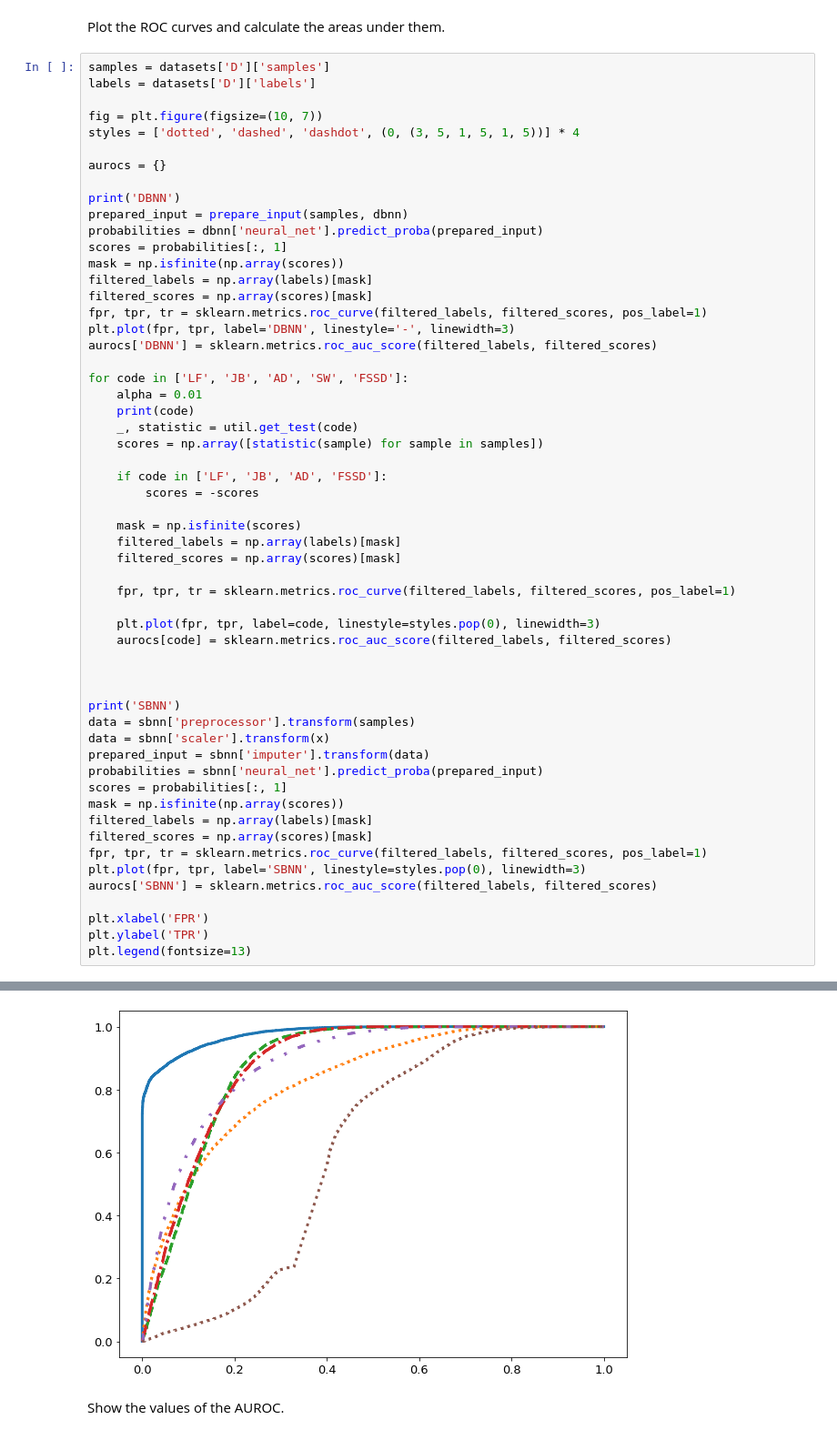
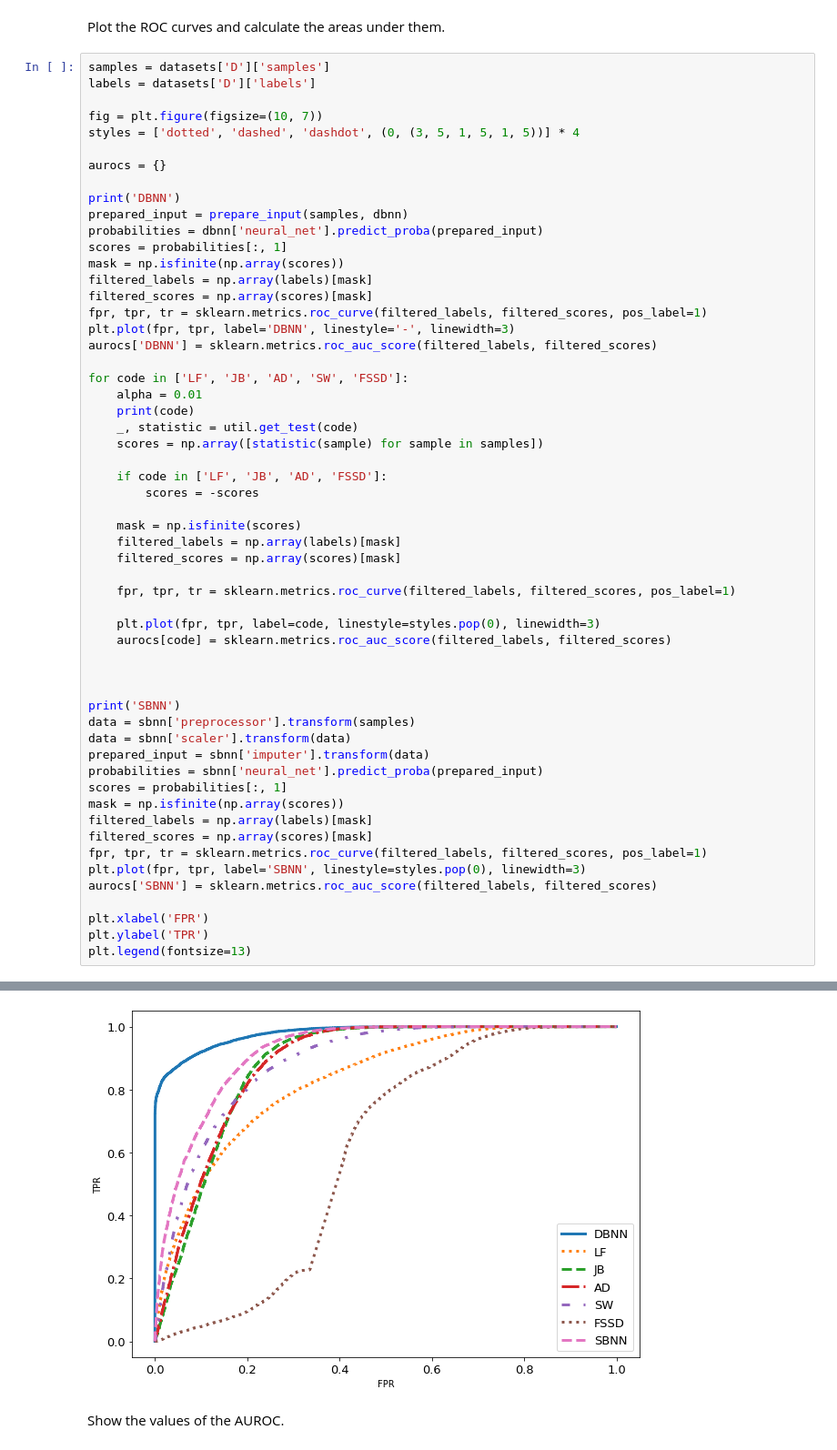
Before and after one commit to milos-simic/neural-normality, a Jupyter notebook: descriptor_based_neural_networks.ipynb, the cells around one changed output, grey strips where cells are left out. Shown at 91% size. Cells and saved outputs as stored; diff of their text form.

```diff
--- a/descriptor_based_neural_networks.ipynb
+++ b/descriptor_based_neural_networks.ipynb
@@ -1095,7 +1095,7 @@ for code in ['LF', 'JB', 'AD', 'SW', 'FSSD']:
 
 print('SBNN')
 data = sbnn['preprocessor'].transform(samples)
-data = sbnn['scaler'].transform(x)
+data = sbnn['scaler'].transform(data)
 prepared_input = sbnn['imputer'].transform(data)
 probabilities = sbnn['neural_net'].predict_proba(prepared_input)
 scores = probabilities[:, 1]
@@ -1136,4 +1136,4 @@ NameError: name 'x' is not defined
-[figure, old version]
+[figure, new version]
 # %% [markdown]
 Show the values of the AUROC.
 # %%
```
Also changed, not shown: parts of 8 cells of this notebook.
